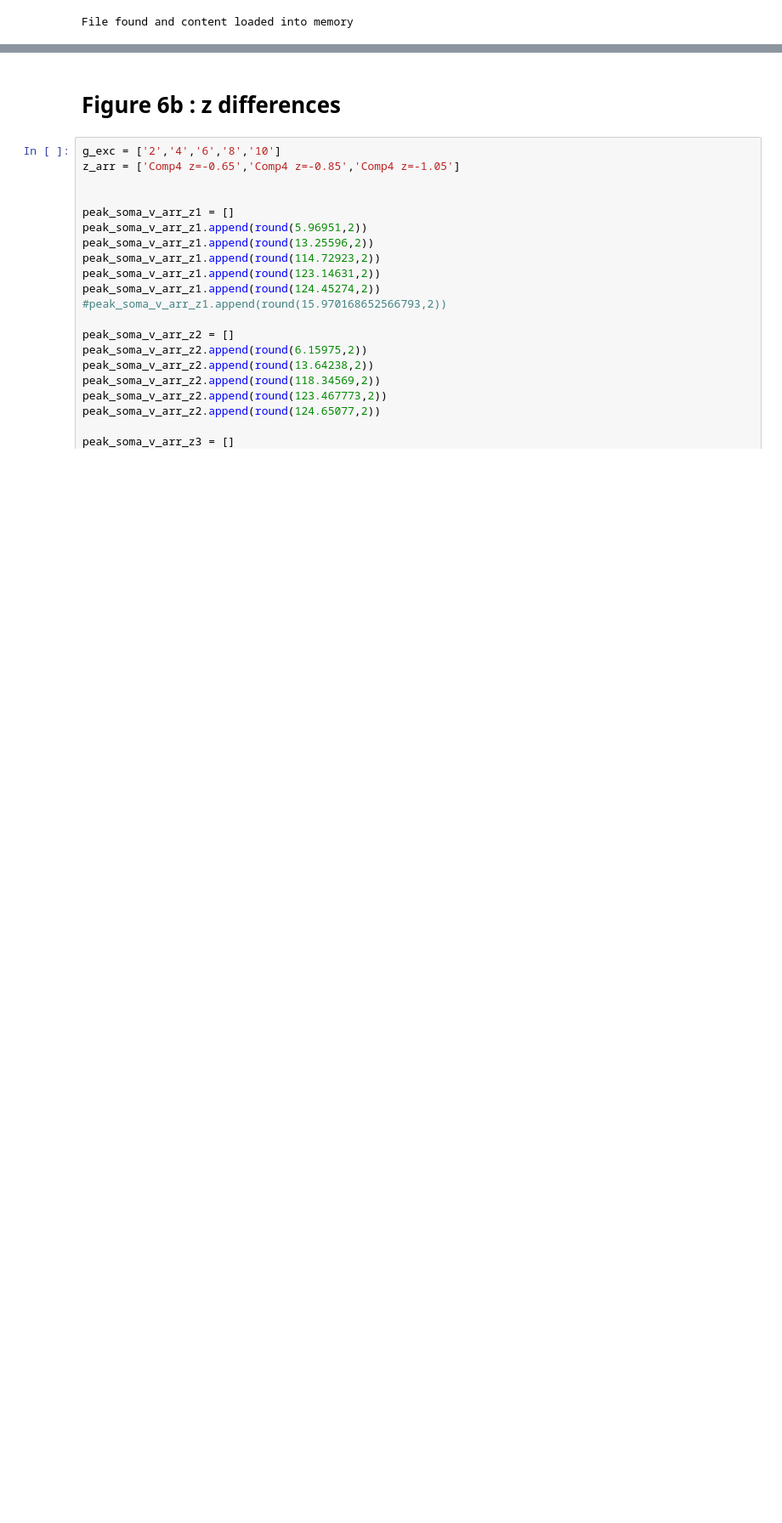
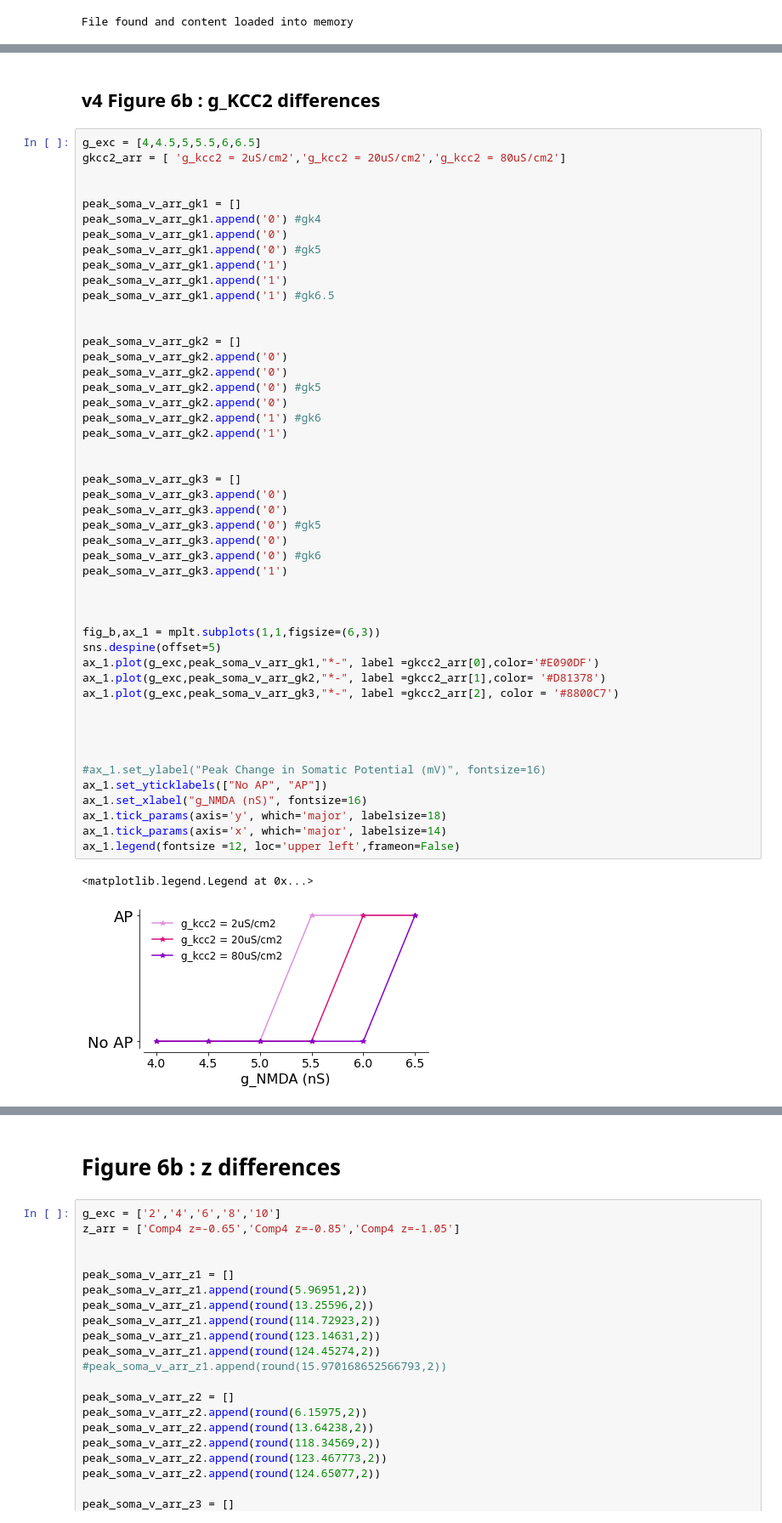
Before and after one commit to Eran707/msc_code_repo, a Jupyter notebook: Figure_6b_kcc2_multi_synapses.ipynb, the cells around one changed output, grey strips where cells are left out. Shown at 85% size. Saved outputs shown, nothing was run; the diff lists cells and outputs as text; blank space fills up the shorter version.

```diff
--- a/Figure_6b_kcc2_multi_synapses.ipynb
+++ b/Figure_6b_kcc2_multi_synapses.ipynb
@@ -194,0 +195,53 @@ Peak change in Somatic V: 16.94375
+# %% [markdown]
+## v4 Figure 6b : g_KCC2 differences
+# %%
+g_exc = [4,4.5,5,5.5,6,6.5]
+gkcc2_arr = [ 'g_kcc2 = 2uS/cm2','g_kcc2 = 20uS/cm2','g_kcc2 = 80uS/cm2']
+
+
+peak_soma_v_arr_gk1 = []
+peak_soma_v_arr_gk1.append('0') #gk4
+peak_soma_v_arr_gk1.append('0')
+peak_soma_v_arr_gk1.append('0') #gk5
+peak_soma_v_arr_gk1.append('1')
+peak_soma_v_arr_gk1.append('1')
+peak_soma_v_arr_gk1.append('1') #gk6.5
+
+
+peak_soma_v_arr_gk2 = []
+peak_soma_v_arr_gk2.append('0')
+peak_soma_v_arr_gk2.append('0')
+peak_soma_v_arr_gk2.append('0') #gk5
+peak_soma_v_arr_gk2.append('0')
+peak_soma_v_arr_gk2.append('1') #gk6
+peak_soma_v_arr_gk2.append('1')
+
+
+peak_soma_v_arr_gk3 = []
+peak_soma_v_arr_gk3.append('0')
+peak_soma_v_arr_gk3.append('0')
+peak_soma_v_arr_gk3.append('0') #gk5
+peak_soma_v_arr_gk3.append('0')
+peak_soma_v_arr_gk3.append('0') #gk6
+peak_soma_v_arr_gk3.append('1')
+
+
+
+fig_b,ax_1 = mplt.subplots(1,1,figsize=(6,3))
+sns.despine(offset=5)
+ax_1.plot(g_exc,peak_soma_v_arr_gk1,"*-", label =gkcc2_arr[0],color='#E090DF')
+ax_1.plot(g_exc,peak_soma_v_arr_gk2,"*-", label =gkcc2_arr[1],color= '#D81378')
+ax_1.plot(g_exc,peak_soma_v_arr_gk3,"*-", label =gkcc2_arr[2], color = '#8800C7')
+
+
+
+
+#ax_1.set_ylabel("Peak Change in Somatic Potential (mV)", fontsize=16)
+ax_1.set_yticklabels(["No AP", "AP"])
+ax_1.set_xlabel("g_NMDA (nS)", fontsize=16)
+ax_1.tick_params(axis='y', which='major', labelsize=18)
+ax_1.tick_params(axis='x', which='major', labelsize=14)
+ax_1.legend(fontsize =12, loc='upper left',frameon=False)
+# %% [output]
+<matplotlib.legend.Legend at 0x...>
+[figure, added]
```
Also changed, not shown: parts of 5 cells of this notebook, 22 other files.
